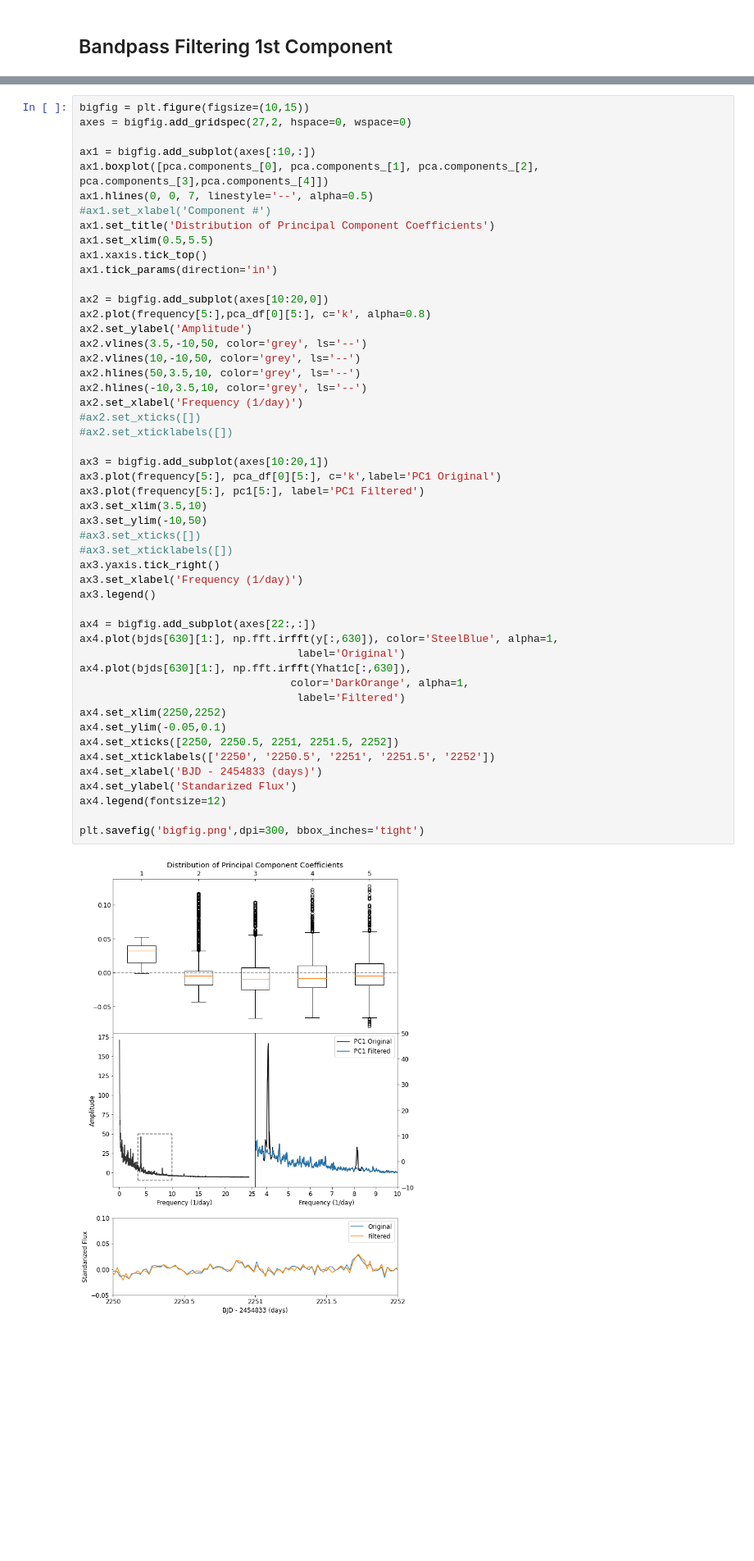
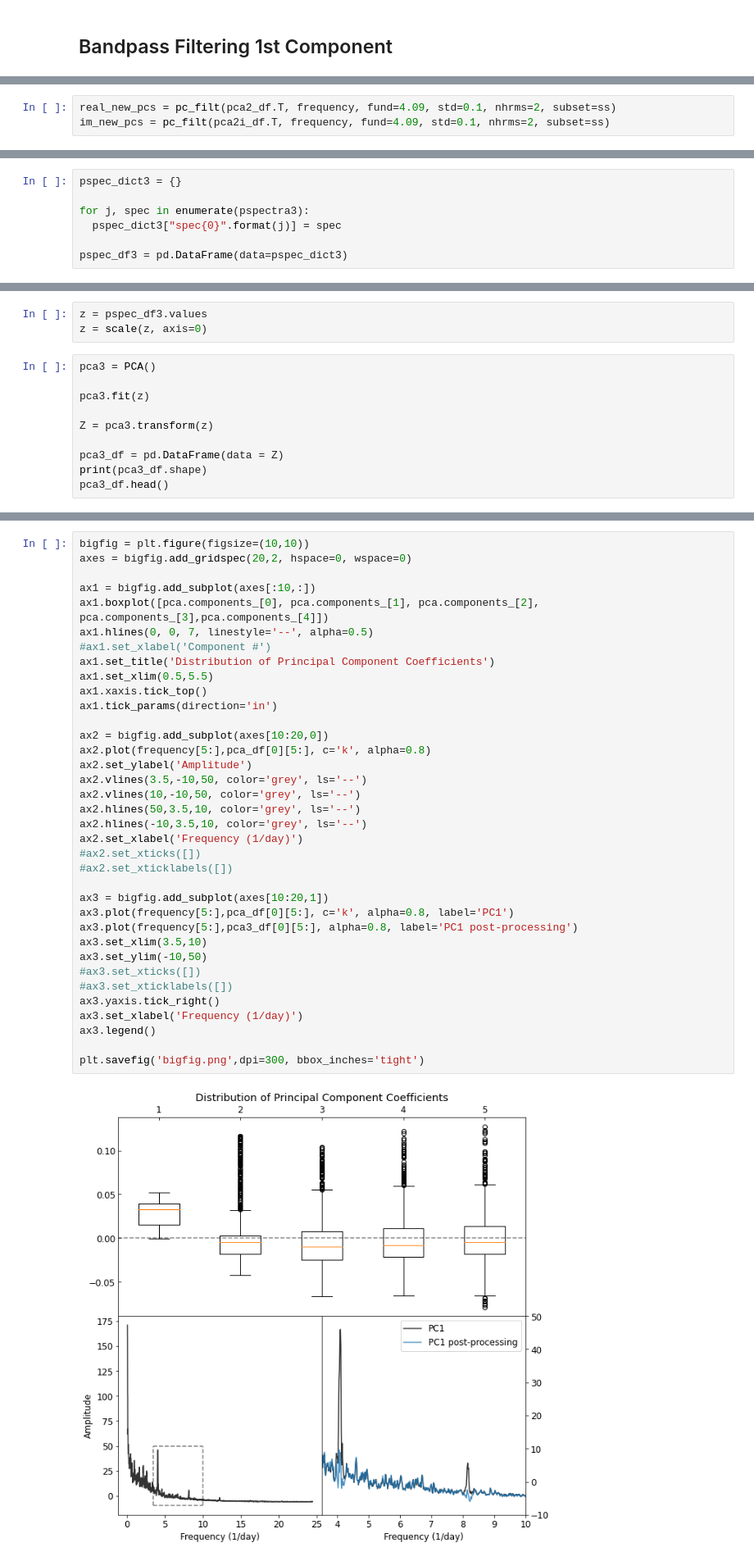
Before and after one commit to RileyWClarke/fftpca_note, a Jupyter notebook: FFTPCA.ipynb, the cells around one changed output, grey strips where cells are left out. Shown at 82% size. Saved outputs shown, nothing was run; the diff lists cells and outputs as text; blank space fills up the shorter version.

```diff
--- a/FFTPCA.ipynb
+++ b/FFTPCA.ipynb
@@ -1218,0 +1252,3 @@ for i in range(100,900,200):
+# %%
+real_new_pcs = pc_filt(pca2_df.T, frequency, fund=4.09, std=0.1, nhrms=2, subset=ss)
+im_new_pcs = pc_filt(pca2i_df.T, frequency, fund=4.09, std=0.1, nhrms=2, subset=ss)
@@ -1227,0 +1298,7 @@ np.save('processed_lcs', processed)
+# %%
+pspec_dict3 = {}
+
+for j, spec in enumerate(pspectra3):
+  pspec_dict3["spec{0}".format(j)] = spec
+
+pspec_df3 = pd.DataFrame(data=pspec_dict3)
@@ -1227,0 +1315,13 @@ np.save('processed_lcs', processed)
+# %%
+z = pspec_df3.values
+z = scale(z, axis=0)
+# %%
+pca3 = PCA()
+
+pca3.fit(z)
+
+Z = pca3.transform(z)
+
+pca3_df = pd.DataFrame(data = Z)
+print(pca3_df.shape)
+pca3_df.head()
@@ -1228,55 +1353,41 @@ np.save('processed_lcs', processed)
 # %%
-bigfig = plt.figure(figsize=(10,15))
-axes = bigfig.add_gridspec(27,2, hspace=0, wspace=0)
+bigfig = plt.figure(figsize=(10,10))
+axes = bigfig.add_gridspec(20,2, hspace=0, wspace=0)
 
 ax1 = bigfig.add_subplot(axes[:10,:])
 ax1.boxplot([pca.components_[0], pca.components_[1], pca.components_[2], pca.components_[3],pca.components_[4]])
 ax1.hlines(0, 0, 7, linestyle='--', alpha=0.5)
 #ax1.set_xlabel('Component #')
 ax1.set_title('Distribution of Principal Component Coefficients')
 ax1.set_xlim(0.5,5.5)
 ax1.xaxis.tick_top()
 ax1.tick_params(direction='in')
 
 ax2 = bigfig.add_subplot(axes[10:20,0])
 ax2.plot(frequency[5:],pca_df[0][5:], c='k', alpha=0.8)
 ax2.set_ylabel('Amplitude')
 ax2.vlines(3.5,-10,50, color='grey', ls='--')
 ax2.vlines(10,-10,50, color='grey', ls='--')
 ax2.hlines(50,3.5,10, color='grey', ls='--')
 ax2.hlines(-10,3.5,10, color='grey', ls='--')
 ax2.set_xlabel('Frequency (1/day)')
 #ax2.set_xticks([])
 #ax2.set_xticklabels([])
 
 ax3 = bigfig.add_subplot(axes[10:20,1])
-ax3.plot(frequency[5:], pca_df[0][5:], c='k',label='PC1 Original')
-ax3.plot(frequency[5:], pc1[5:], label='PC1 Filtered')
+ax3.plot(frequency[5:],pca_df[0][5:], c='k', alpha=0.8, label='PC1')
+ax3.plot(frequency[5:],pca3_df[0][5:], alpha=0.8, label='PC1 post-processing')
 ax3.set_xlim(3.5,10)
 ax3.set_ylim(-10,50)
 #ax3.set_xticks([])
 #ax3.set_xticklabels([])
 ax3.yaxis.tick_right()
 ax3.set_xlabel('Frequency (1/day)')
 ax3.legend()
 
-ax4 = bigfig.add_subplot(axes[22:,:])
-ax4.plot(bjds[630][1:], np.fft.irfft(y[:,630]), color='SteelBlue', alpha=1,
-                                  label='Original')
-ax4.plot(bjds[630][1:], np.fft.irfft(Yhat1c[:,630]),
-                                 color='DarkOrange', alpha=1,
-                                  label='Filtered')
-ax4.set_xlim(2250,2252)
-ax4.set_ylim(-0.05,0.1)
-ax4.set_xticks([2250, 2250.5, 2251, 2251.5, 2252])
-ax4.set_xticklabels(['2250', '2250.5', '2251', '2251.5', '2252'])
-ax4.set_xlabel('BJD - 2454833 (days)')
-ax4.set_ylabel('Standarized Flux')
-ax4.legend(fontsize=12)
-
 plt.savefig('bigfig.png',dpi=300, bbox_inches='tight')
 # %% [output]
-[figure, old version]
+[figure, new version]
 # %% [markdown]
 # Investigating TOIs
 # %% [markdown]
```
Also changed, not shown: parts of 45 cells of this notebook.
